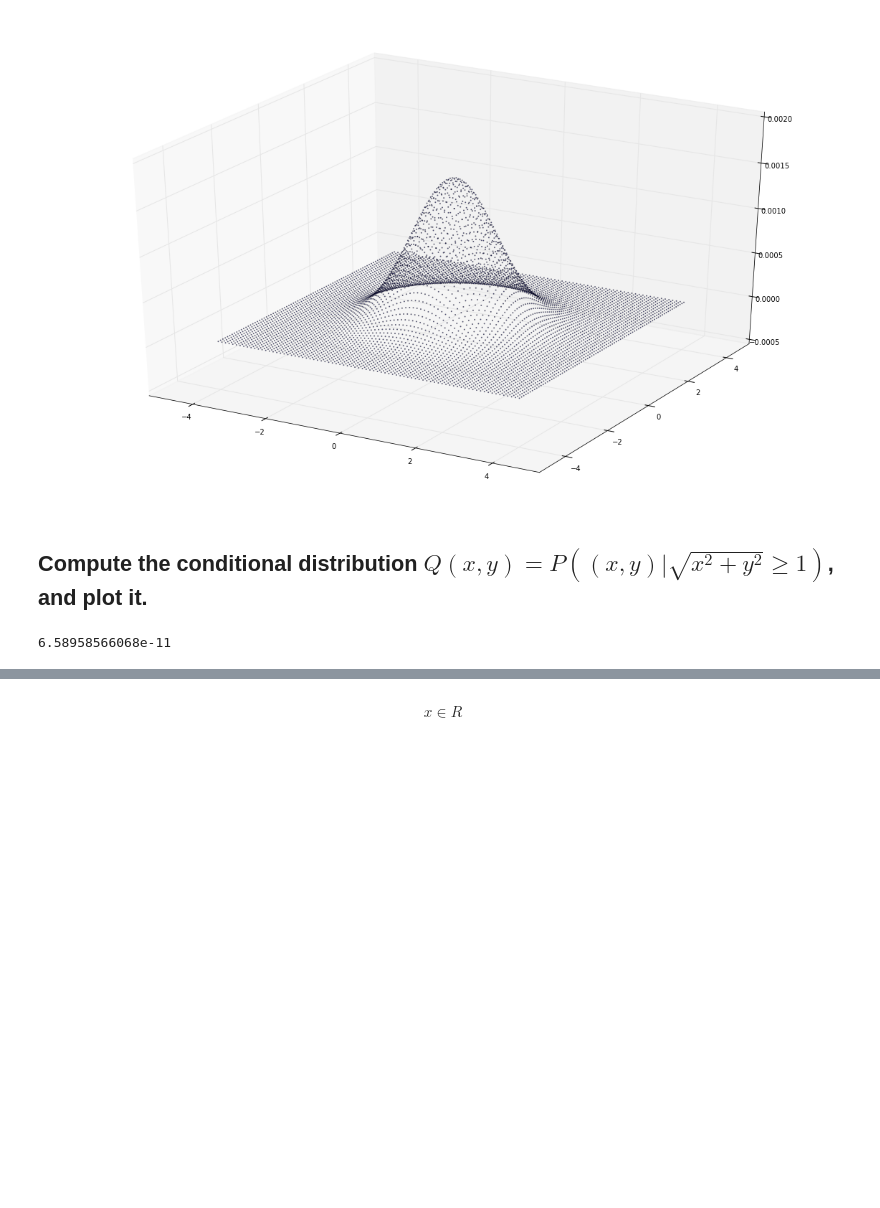
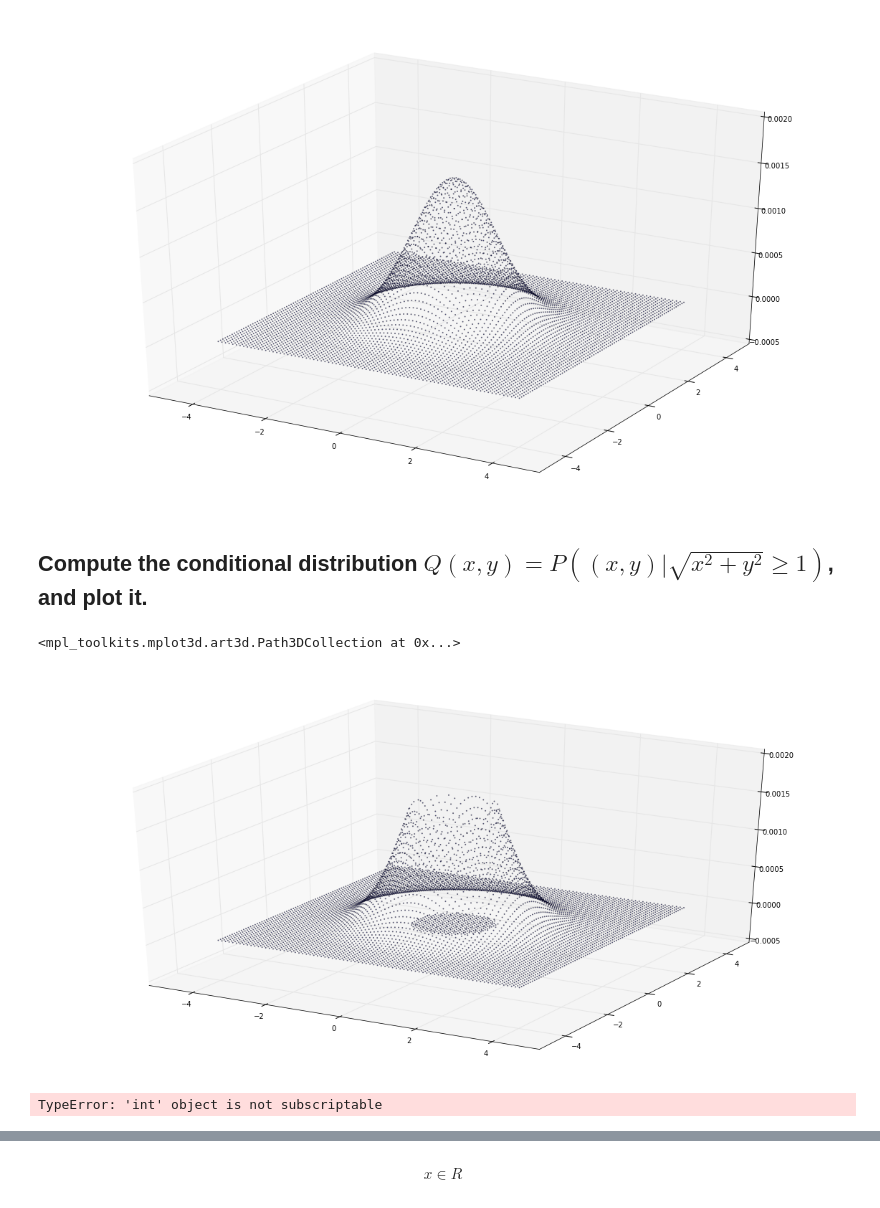
Before and after one commit to jariou/MachineLearningCourse-Python, a Jupyter notebook: Exercizes.ipynb, the cells around one changed output, grey strips where cells are left out. Drawn from its saved outputs; the diff is of its cells as text; code cells hidden in the pictures; blank space fills up the shorter version.

Commit message:
Added solution for second part, i.e conditional distribution.

```diff
--- a/Exercizes.ipynb
+++ b/Exercizes.ipynb
@@ -51,16 +71,28 @@ ax.scatter(X, Y, P(X, Y), s=1, alpha = 0.5)
 [figure]
 # %% [markdown]
 ## Compute the conditional distribution $Q(x, y) = P\left(\left.(x,y)\right|\sqrt{x^2+y^2}\ge 1\right)$, and plot it.
+# %%
+# Q2: conditional distribution
+
+# In[15]:
+
+z = sum(sum(math.e**(-0.5*(X**2+Y**2))))
+F = 1/z*math.e**(-0.5*(X**2+Y**2))
+Fcon = F*((X**2+Y**2)**0.5>=1)
+Fcon1 = Fcon/Fcon.sum()
+fig = plt.figure(figsize=(20,10))
+ax = plt.axes(projection='3d')
+ax.scatter(X,Y,Fcon1,s=1,alpha=0.5)
+# %% [output]
+<mpl_toolkits.mplot3d.art3d.Path3DCollection at 0x...>
+[figure, added]
 # %%
 def Q(x, y):
-    if ((x**2 + y**2) < 1.0):
-       return 0.0
-    else:
-        return P(x, y)
+    P(x,y[x**2+y**2>1])
 
 print(Q(3,5))
 # %% [output]
-6.58958566068e-11
+TypeError: 'int' object is not subscriptable
 # %%
 fig2 = plt.figure(figsize = (20, 12))
 ax = plt.axes(projection = '3d')
```
Also changed, not shown: parts of 11 cells of this notebook.
